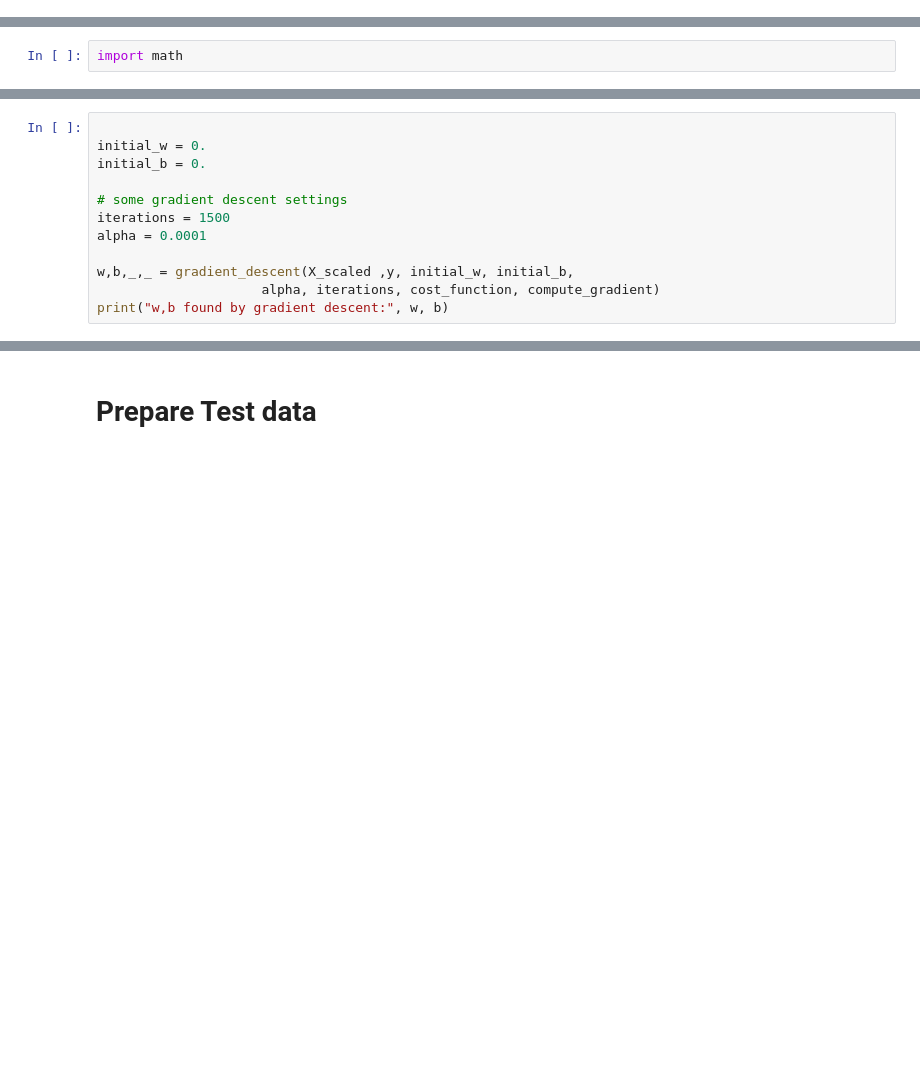
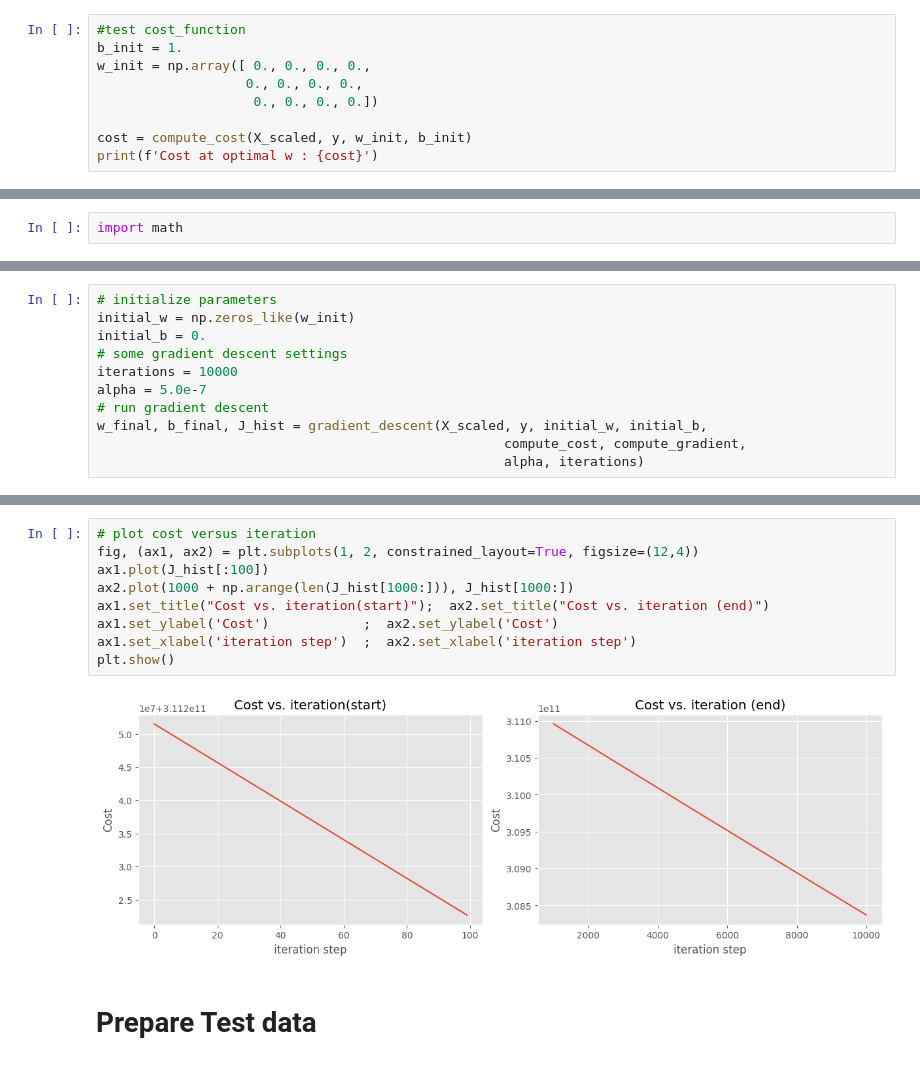
Before and after one commit to AbdelrahmanAshraf318/House-Price-Prediction, a Jupyter notebook: house_price_prediction.ipynb, the cells around one changed output, grey strips where cells are left out. Drawn from its saved outputs; the diff is of its cells as text; blank space fills up the shorter version.

```diff
--- a/house_price_prediction (1).ipynb
+++ b/house_price_prediction.ipynb
@@ -531,0 +523,9 @@ Cost at initial w (zeros): 311251248869.625
+# %%
+#test cost_function
+b_init = 1.
+w_init = np.array([ 0., 0., 0., 0.,
+                   0., 0., 0., 0.,
+                    0., 0., 0., 0.])
+
+cost = compute_cost(X_scaled, y, w_init, b_init)
+print(f'Cost at optimal w : {cost}')
@@ -601,13 +615,12 @@ def gradient_descent(data, label, theta, b, alpha, epochs, cost_function,  compu
 # %%
-
-initial_w = 0.
+# initialize parameters
+initial_w = np.zeros_like(w_init)
 initial_b = 0.
-
 # some gradient descent settings
-iterations = 1500
-alpha = 0.0001
-
-w,b,_,_ = gradient_descent(X_scaled ,y, initial_w, initial_b,
-                     alpha, iterations, cost_function, compute_gradient)
-print("w,b found by gradient descent:", w, b)
+iterations = 10000
+alpha = 5.0e-7
+# run gradient descent
+w_final, b_final, J_hist = gradient_descent(X_scaled, y, initial_w, initial_b,
+                                                    compute_cost, compute_gradient,
+                                                    alpha, iterations)
 # %% [output]
@@ -629,3 +660,14 @@ w,b found by gradient descent: [-3.61109462e+01 -2.41967949e+01 -2.33849938e+04
+# %%
+# plot cost versus iteration
+fig, (ax1, ax2) = plt.subplots(1, 2, constrained_layout=True, figsize=(12,4))
+ax1.plot(J_hist[:100])
+ax2.plot(1000 + np.arange(len(J_hist[1000:])), J_hist[1000:])
+ax1.set_title("Cost vs. iteration(start)");  ax2.set_title("Cost vs. iteration (end)")
+ax1.set_ylabel('Cost')            ;  ax2.set_ylabel('Cost')
+ax1.set_xlabel('iteration step')  ;  ax2.set_xlabel('iteration step')
+plt.show()
+# %% [output]
+[figure, added]
 # %% [markdown]
 # Prepare Test data
 # %%
```
Also changed, not shown: parts of 14 cells of this notebook.
